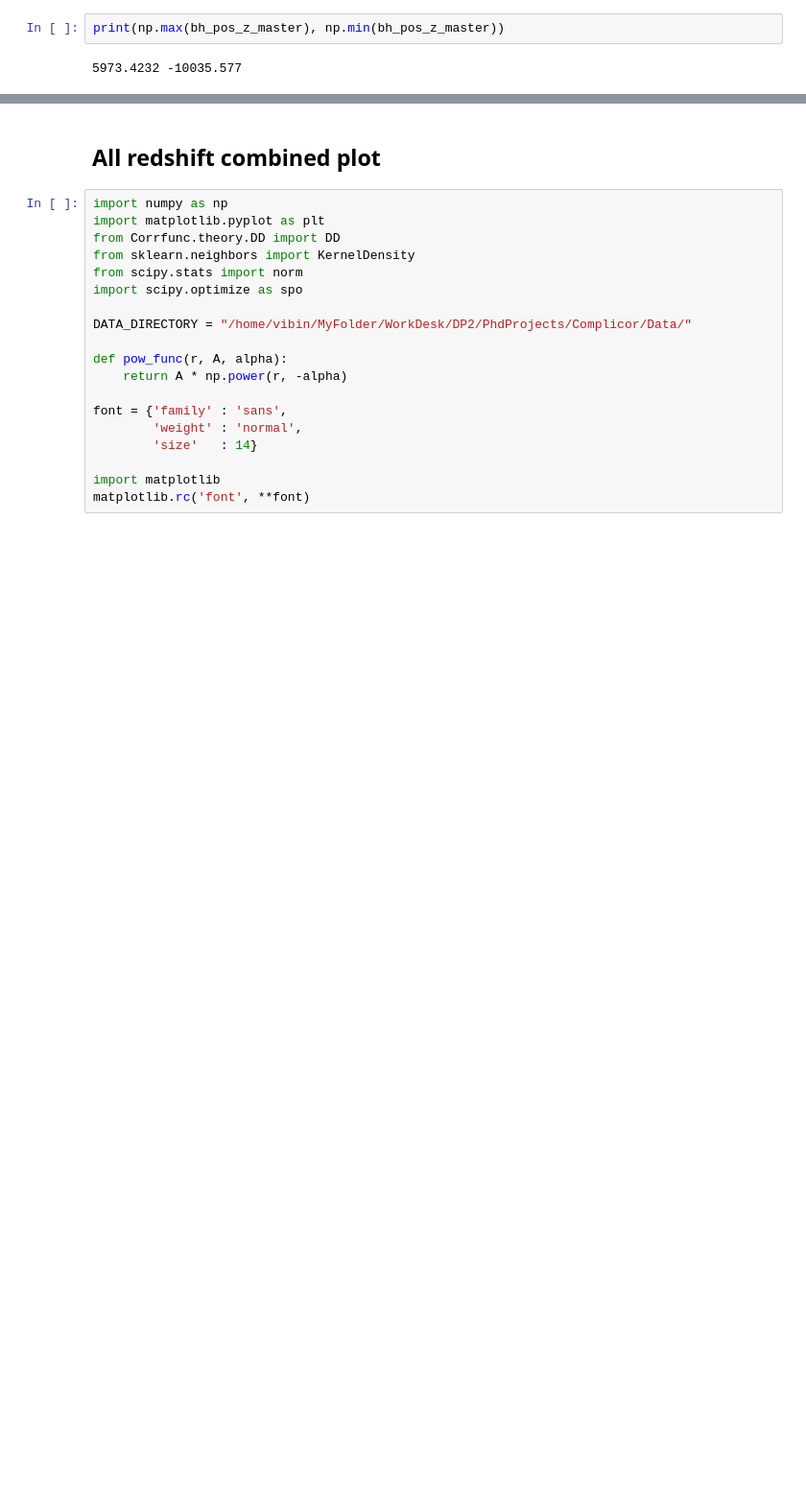
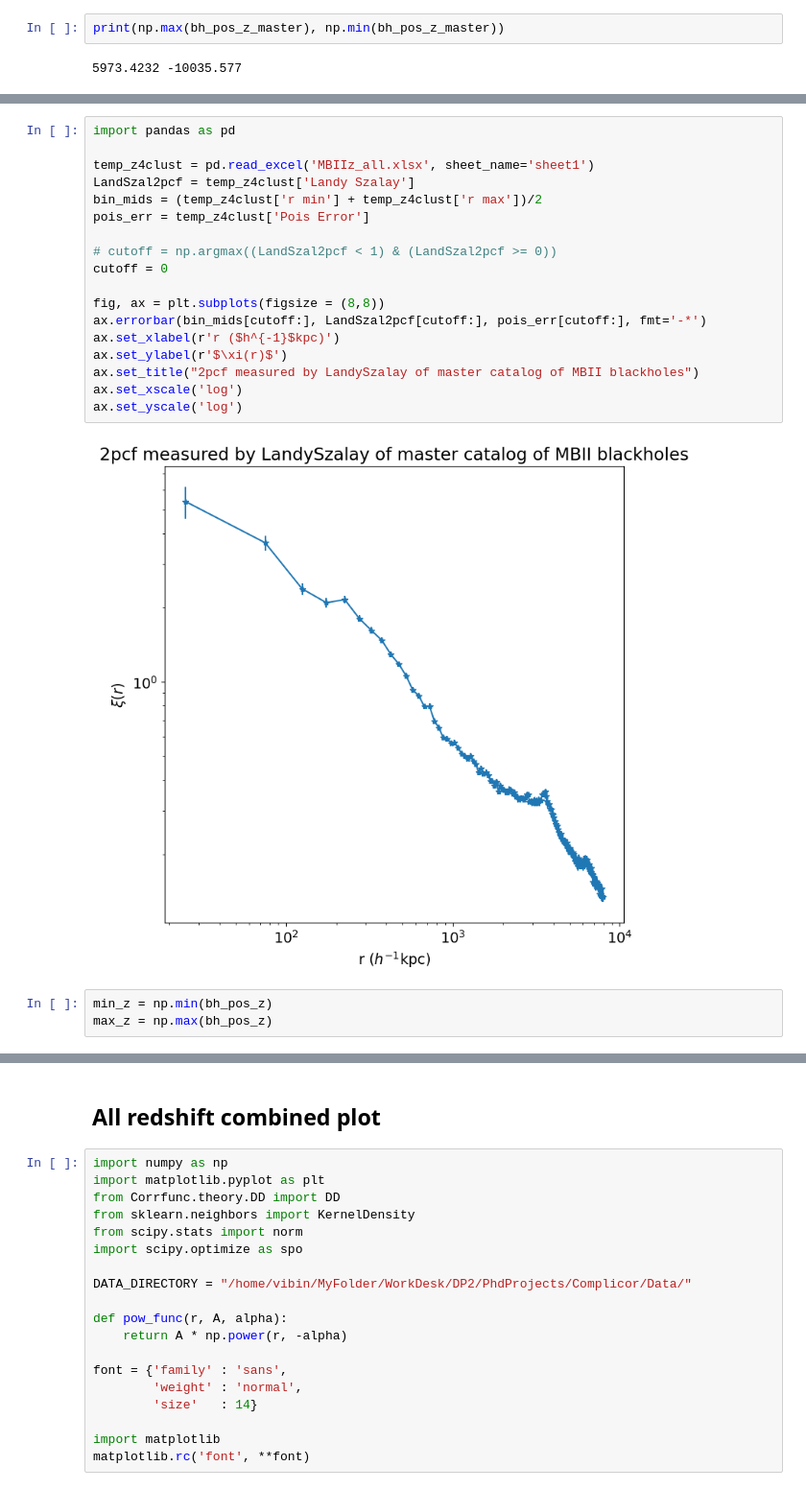
Before and after one commit to VibinRam/DP2, a Jupyter notebook: Codes/Clustering_simulation/MBIIdatacorr.ipynb, the cells around one changed output, grey strips where cells are left out. Shown at 96% size. Cells and saved outputs as stored; diff of their text form; blank space fills up the shorter version.

```diff
--- a/Codes/Clustering_simulation/MBIIdatacorr.ipynb
+++ b/Codes/Clustering_simulation/MBIIdatacorr.ipynb
@@ -1751,0 +1847,23 @@ print(np.max(bh_pos_z_master), np.min(bh_pos_z_master))
+# %%
+import pandas as pd
+
+temp_z4clust = pd.read_excel('MBIIz_all.xlsx', sheet_name='sheet1')
+LandSzal2pcf = temp_z4clust['Landy Szalay']
+bin_mids = (temp_z4clust['r min'] + temp_z4clust['r max'])/2
+pois_err = temp_z4clust['Pois Error']
+
+# cutoff = np.argmax((LandSzal2pcf < 1) & (LandSzal2pcf >= 0))
+cutoff = 0
+
+fig, ax = plt.subplots(figsize = (8,8))
+ax.errorbar(bin_mids[cutoff:], LandSzal2pcf[cutoff:], pois_err[cutoff:], fmt='-*')
+ax.set_xlabel(r'r ($h^{-1}$kpc)')
+ax.set_ylabel(r'$\xi(r)$')
+ax.set_title("2pcf measured by LandySzalay of master catalog of MBII blackholes")
+ax.set_xscale('log')
+ax.set_yscale('log')
+# %% [output]
+[figure, added]
+# %%
+min_z = np.min(bh_pos_z)
+max_z = np.max(bh_pos_z)
```
Also changed, not shown: parts of 4 cells of this notebook, 2 other files.
